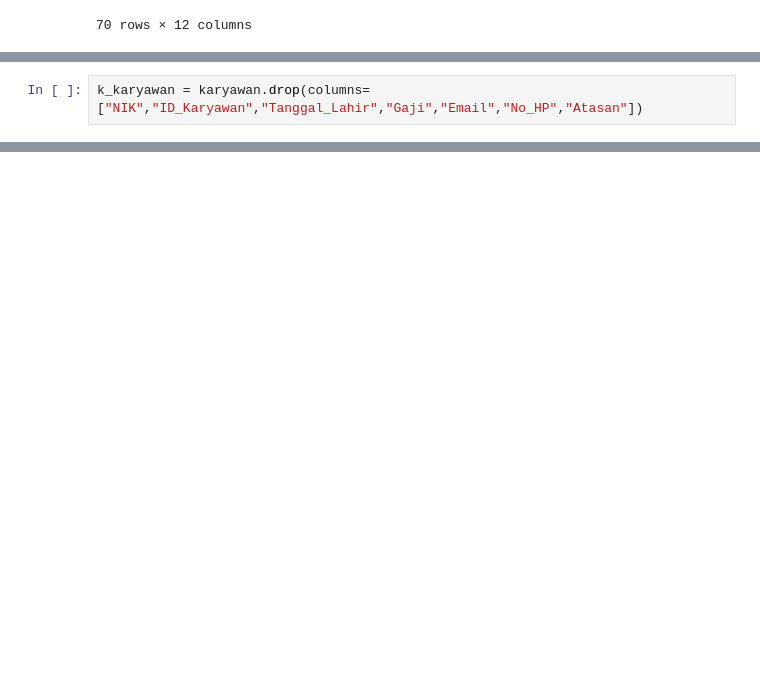
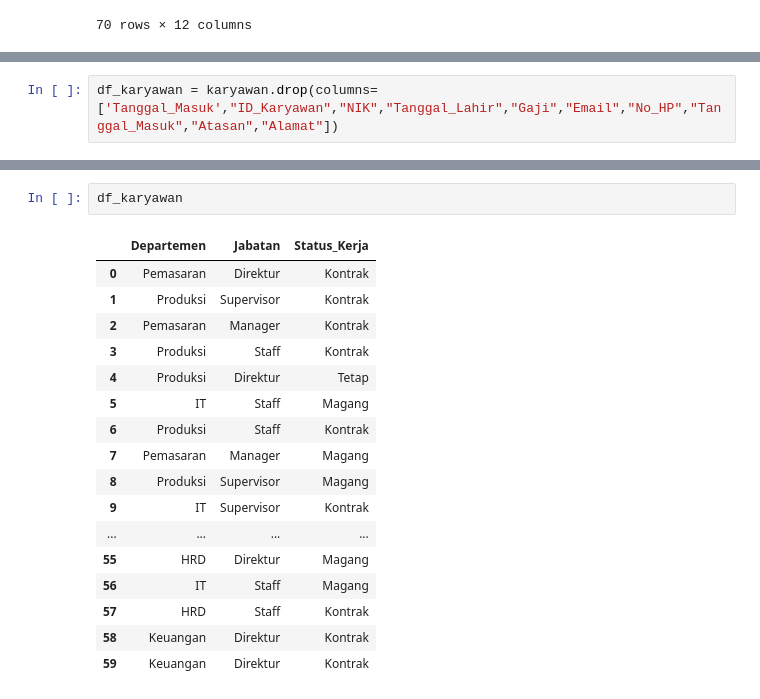
Before and after one commit to diosamuel/data_anonym_task, a Jupyter notebook: DataAnonymity.ipynb, the cells around one changed output, grey strips where cells are left out. Saved outputs shown, nothing was run; the diff lists cells and outputs as text; blank space fills up the shorter version.

```diff
--- a/DataAnonymity.ipynb
+++ b/DataAnonymity.ipynb
@@ -524,2 +544,2 @@ siswa
 # %%
-k_karyawan = karyawan.drop(columns=["NIK","ID_Karyawan","Tanggal_Lahir","Gaji","Email","No_HP","Atasan"])
+df_karyawan = karyawan.drop(columns=['Tanggal_Masuk',"ID_Karyawan","NIK","Tanggal_Lahir","Gaji","Email","No_HP","Tanggal_Masuk","Atasan","Alamat"])
@@ -545,0 +546,20 @@ k_karyawan
+# %%
+df_karyawan
+# %% [output]
+|  | Departemen | Jabatan | Status_Kerja |
+| 0 | Pemasaran | Direktur | Kontrak |
+| 1 | Produksi | Supervisor | Kontrak |
+| 2 | Pemasaran | Manager | Kontrak |
+| 3 | Produksi | Staff | Kontrak |
+| 4 | Produksi | Direktur | Tetap |
+| 5 | IT | Staff | Magang |
+| 6 | Produksi | Staff | Kontrak |
+| 7 | Pemasaran | Manager | Magang |
+| 8 | Produksi | Supervisor | Magang |
+| 9 | IT | Supervisor | Kontrak |
+| ... | ... | ... | ... |
+| 55 | HRD | Direktur | Magang |
+| 56 | IT | Staff | Magang |
+| 57 | HRD | Staff | Kontrak |
+| 58 | Keuangan | Direktur | Kontrak |
+| 59 | Keuangan | Direktur | Kontrak |
```
Also changed, not shown: parts of 14 cells of this notebook.
